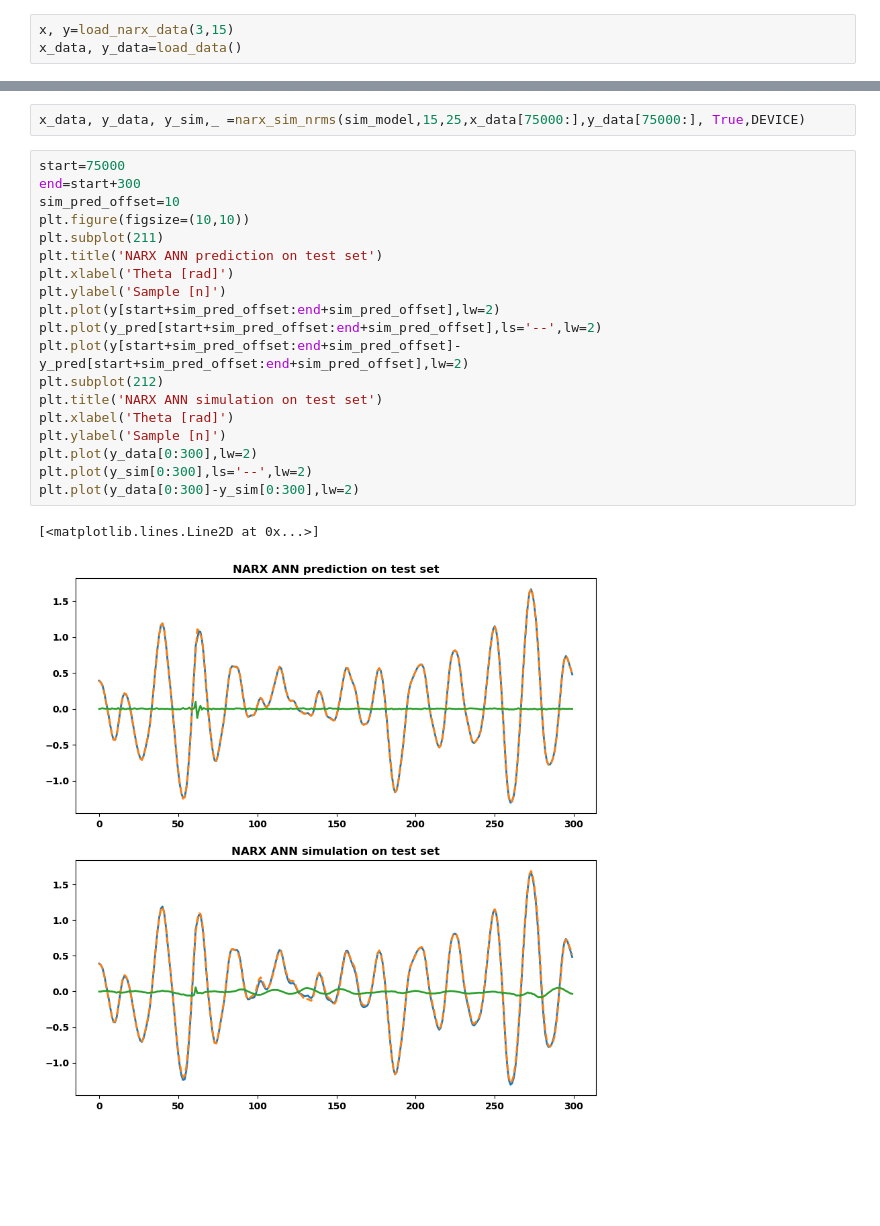
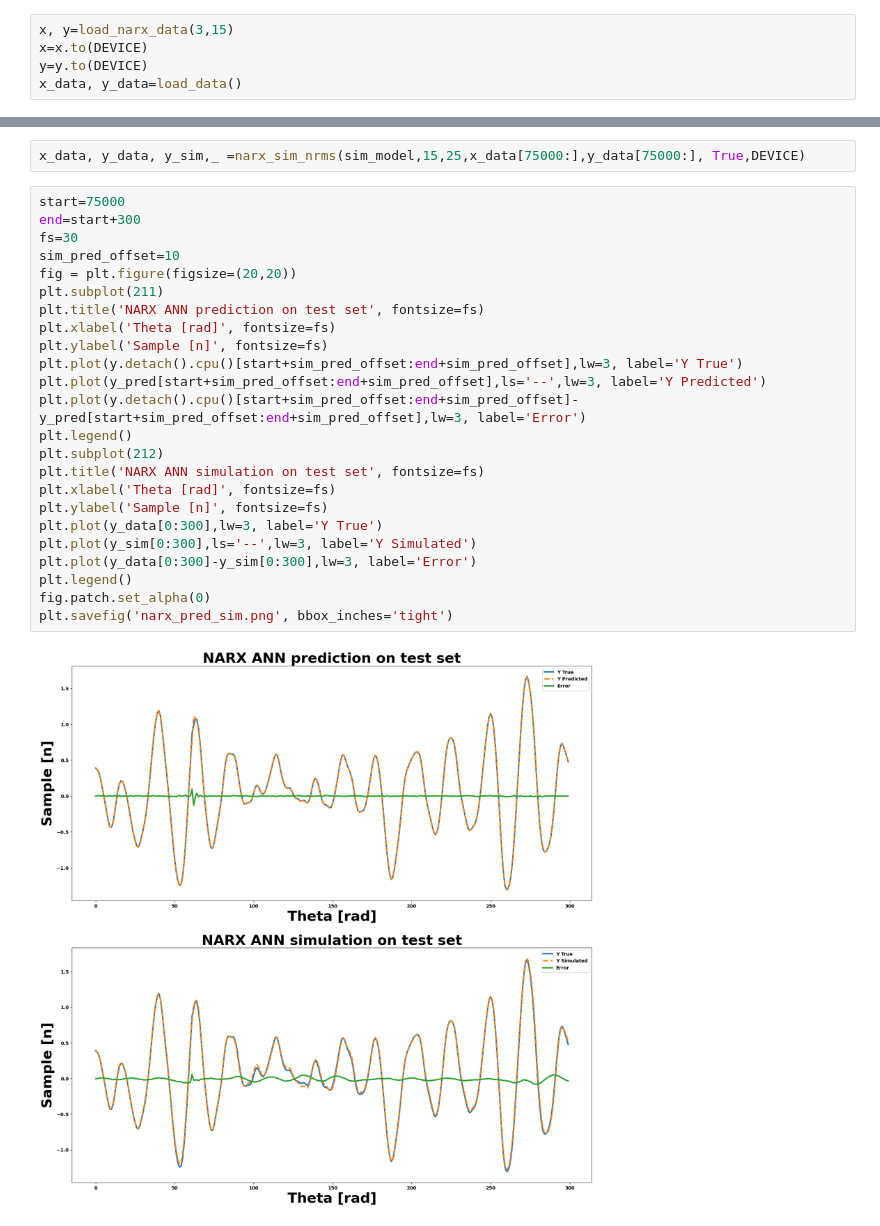
Before and after one commit to Erick-Hoogstrate/5SC28, a Jupyter notebook: plot4pres.ipynb, the cells around one changed output, grey strips where cells are left out. Saved outputs shown, nothing was run; the diff lists cells and outputs as text; blank space fills up the shorter version.

```diff
--- a/plot4pres.ipynb
+++ b/plot4pres.ipynb
@@ -16,6 +16,8 @@ sim_model.load_state_dict(torch.load(r'D:\Documents\TUe\MSC_AI-ES\5SC28-ML for S
 <All keys matched successfully>
 # %%
 x, y=load_narx_data(3,15)
+x=x.to(DEVICE)
+y=y.to(DEVICE)
 x_data, y_data=load_data()
 # %%
 x_data=x_data.to(DEVICE)
@@ -27,22 +29,26 @@ x_data, y_data, y_sim,_ =narx_sim_nrms(sim_model,15,25,x_data[75000:],y_data[750
 # %%
 start=75000
 end=start+300
+fs=30
 sim_pred_offset=10
-plt.figure(figsize=(10,10))
+fig = plt.figure(figsize=(20,20))
 plt.subplot(211)
-plt.title('NARX ANN prediction on test set')
-plt.xlabel('Theta [rad]')
-plt.ylabel('Sample [n]')
-plt.plot(y[start+sim_pred_offset:end+sim_pred_offset],lw=2)
-plt.plot(y_pred[start+sim_pred_offset:end+sim_pred_offset],ls='--',lw=2)
-plt.plot(y[start+sim_pred_offset:end+sim_pred_offset]-y_pred[start+sim_pred_offset:end+sim_pred_offset],lw=2)
+plt.title('NARX ANN prediction on test set', fontsize=fs)
+plt.xlabel('Theta [rad]', fontsize=fs)
+plt.ylabel('Sample [n]', fontsize=fs)
+plt.plot(y.detach().cpu()[start+sim_pred_offset:end+sim_pred_offset],lw=3, label='Y True')
+plt.plot(y_pred[start+sim_pred_offset:end+sim_pred_offset],ls='--',lw=3, label='Y Predicted')
+plt.plot(y.detach().cpu()[start+sim_pred_offset:end+sim_pred_offset]-y_pred[start+sim_pred_offset:end+sim_pred_offset],lw=3, label='Error')
+plt.legend()
 plt.subplot(212)
-plt.title('NARX ANN simulation on test set')
-plt.xlabel('Theta [rad]')
-plt.ylabel('Sample [n]')
-plt.plot(y_data[0:300],lw=2)
-plt.plot(y_sim[0:300],ls='--',lw=2)
-plt.plot(y_data[0:300]-y_sim[0:300],lw=2)
+plt.title('NARX ANN simulation on test set', fontsize=fs)
+plt.xlabel('Theta [rad]', fontsize=fs)
+plt.ylabel('Sample [n]', fontsize=fs)
+plt.plot(y_data[0:300],lw=3, label='Y True')
+plt.plot(y_sim[0:300],ls='--',lw=3, label='Y Simulated')
+plt.plot(y_data[0:300]-y_sim[0:300],lw=3, label='Error')
+plt.legend()
+fig.patch.set_alpha(0)
+plt.savefig('narx_pred_sim.png', bbox_inches='tight')
 # %% [output]
-[<matplotlib.lines.Line2D at 0x...>]
-[figure, old version]
+[figure, new version]
```
Also changed, not shown: 1 other file.
